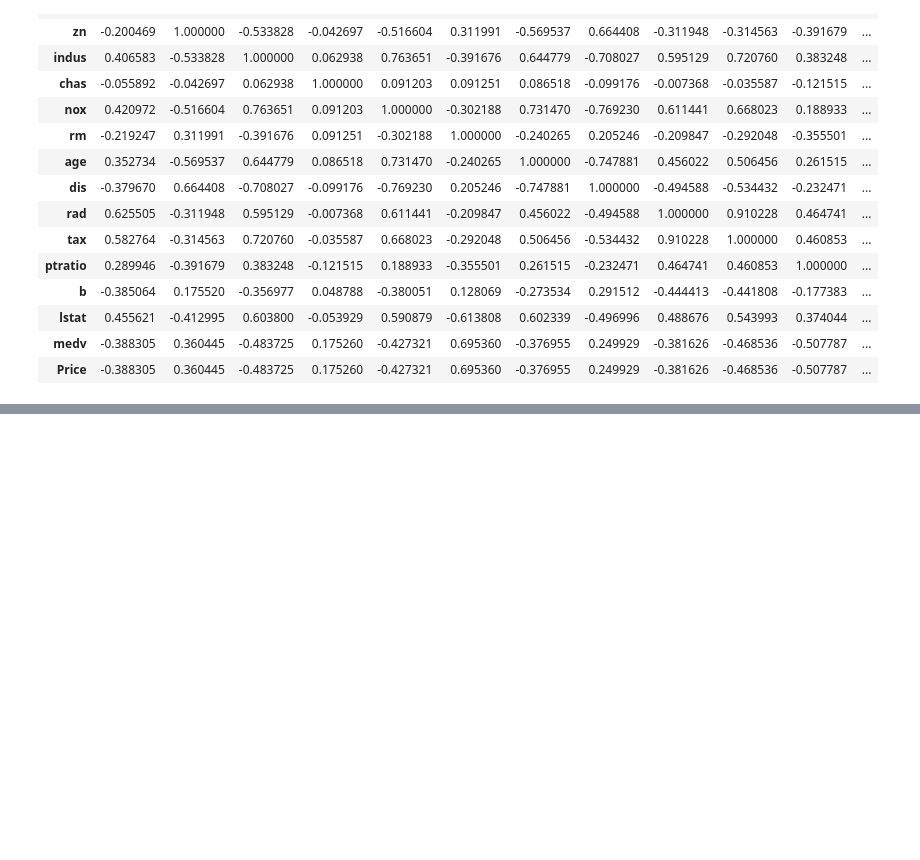
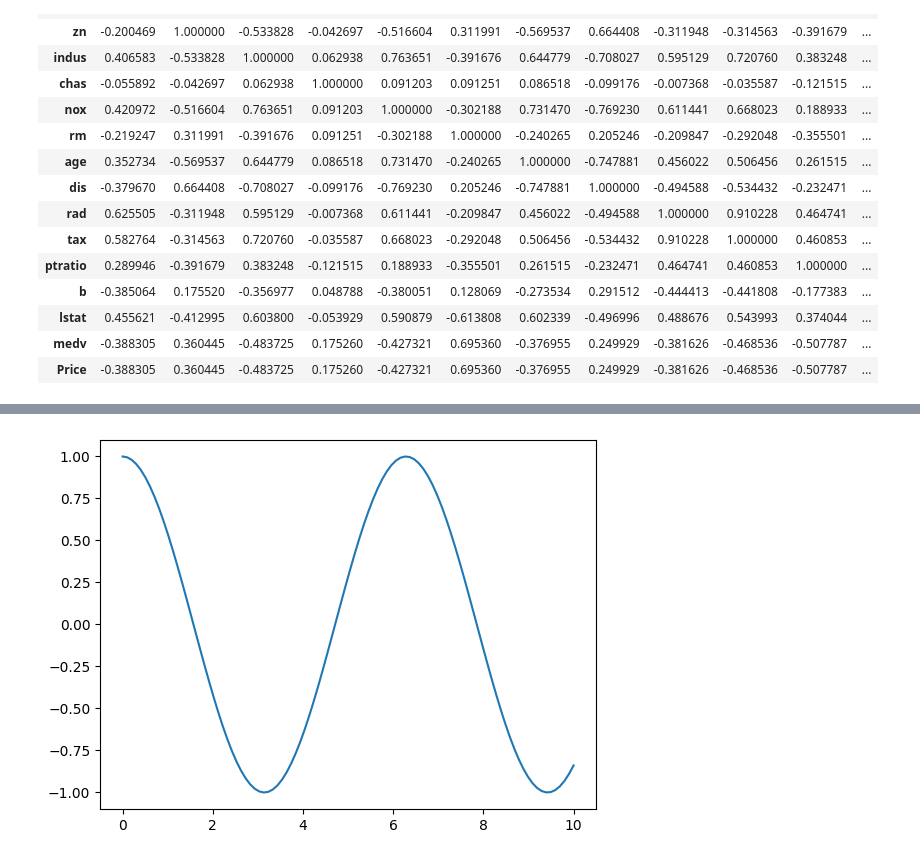
Before and after one commit to rubaabirami/Python, a Jupyter notebook: Google_collab.ipynb, the cells around one changed output, grey strips where cells are left out. Drawn from its saved outputs; the diff is of its cells as text; code cells hidden in the pictures; blank space fills up the shorter version.

```diff
--- a/Google_collab.ipynb
+++ b/Google_collab.ipynb
@@ -1179,0 +1262,6 @@ boston_df.corr()
+# %%
+#cosine wave
+plt.plot(x,z)
+plt.show()
+# %% [output]
+[figure, added]
```
Also changed, not shown: parts of 22 cells of this notebook.
